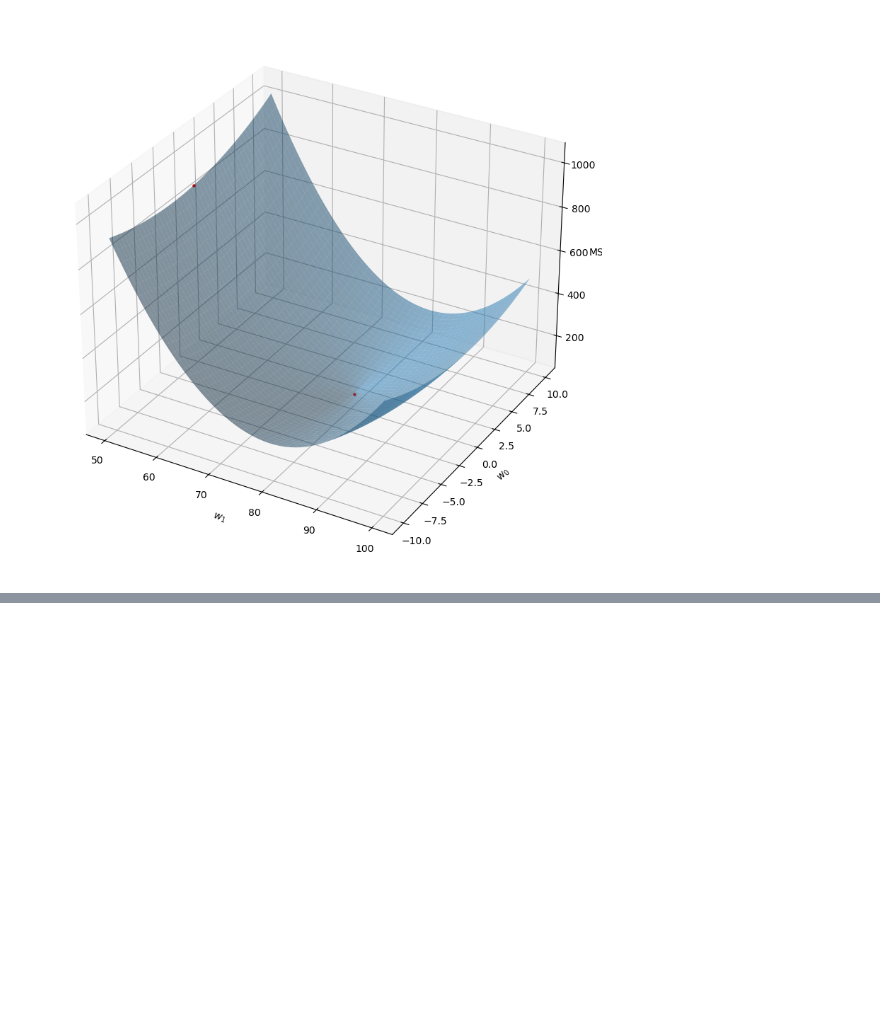
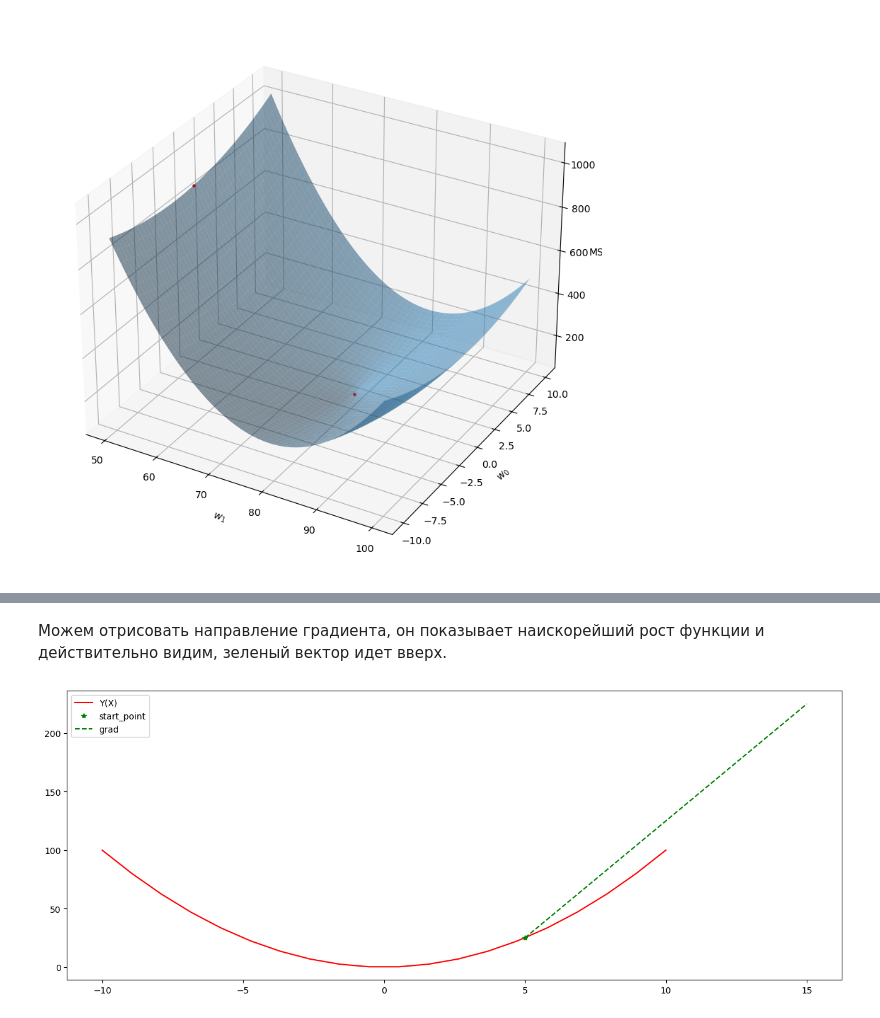
Before and after one commit to artistique1/Data-Science-For-Beginners-from-scratch-SENATOROV, a Jupyter notebook: ML/linear_regression_mse.ipynb, the cells around one changed output, grey strips where cells are left out. Drawn from its saved outputs; the diff is of its cells as text; code cells hidden in the pictures; blank space fills up the shorter version.

```diff
--- a/ML/linear_regression_mse.ipynb
+++ b/ML/linear_regression_mse.ipynb
@@ -277,0 +321,13 @@ plt.show()
+# %% [markdown]
+Можем отрисовать направление градиента, он показывает наискорейший рост функции и действительно видим, зеленый вектор идет вверх.
+# %%
+plt.figure(figsize=(16, 6))
+plt.plot(X, Y, 'r', label='Y(X)')
+plt.plot(start_point, func(start_point), '*g', label='start_point')
+
+next_point_1 = start_point + grad
+plt.plot([start_point, next_point_1], func(np.array([start_point, next_point_1])), '--g', label='grad')
+plt.legend()
+plt.show()
+# %% [output]
+[figure, added]
```
Also changed, not shown: parts of 68 cells of this notebook.
